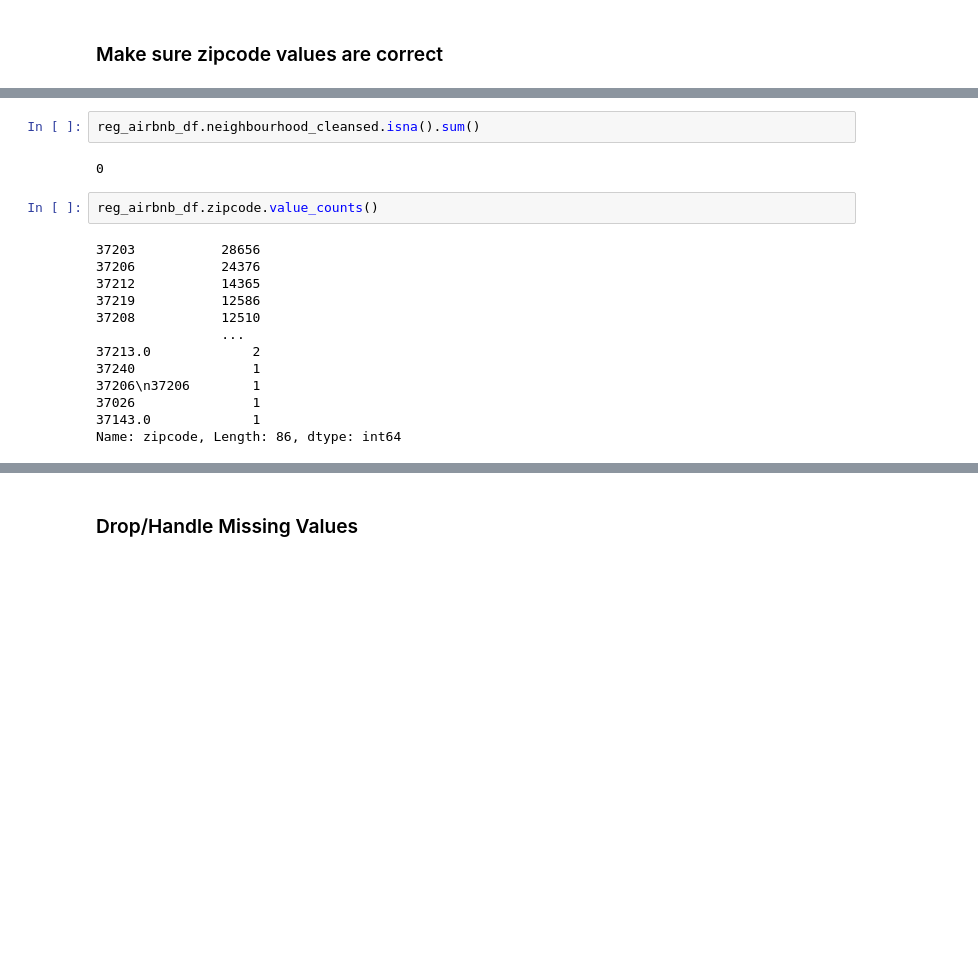
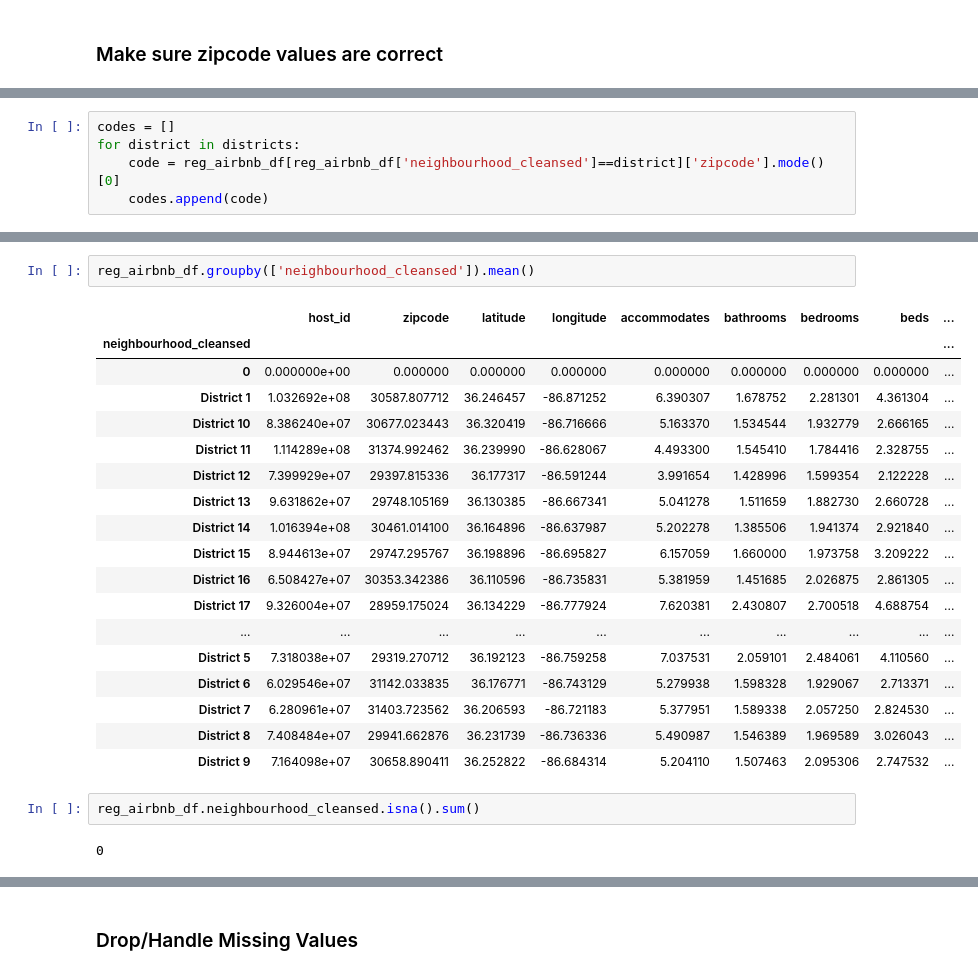
Before and after one commit to Sammyknee/nashville_airbnb_housing, a Jupyter notebook: initial_EDA.ipynb, the cells around one changed output, grey strips where cells are left out. Drawn from its saved outputs; the diff is of its cells as text; blank space fills up the shorter version.

```diff
--- a/initial_EDA.ipynb
+++ b/initial_EDA.ipynb
@@ -441,0 +608,5 @@ Name: neighbourhood_cleansed, dtype: int64
+# %%
+codes = []
+for district in districts:
+    code = reg_airbnb_df[reg_airbnb_df['neighbourhood_cleansed']==district]['zipcode'].mode()[0]
+    codes.append(code)
@@ -442,22 +689,28 @@ Name: neighbourhood_cleansed, dtype: int64
+# %%
+reg_airbnb_df.groupby(['neighbourhood_cleansed']).mean()
+# %% [output]
+|  | host_id | zipcode | latitude | longitude | accommodates | bathrooms | bedrooms | beds | ... |
+| neighbourhood_cleansed |  |  |  |  |  |  |  |  | ... |
+| 0 | 0.000000e+00 | 0.000000 | 0.000000 | 0.000000 | 0.000000 | 0.000000 | 0.000000 | 0.000000 | ... |
+| District 1 | 1.032692e+08 | 30587.807712 | 36.246457 | -86.871252 | 6.390307 | 1.678752 | 2.281301 | 4.361304 | ... |
+| District 10 | 8.386240e+07 | 30677.023443 | 36.320419 | -86.716666 | 5.163370 | 1.534544 | 1.932779 | 2.666165 | ... |
+| District 11 | 1.114289e+08 | 31374.992462 | 36.239990 | -86.628067 | 4.493300 | 1.545410 | 1.784416 | 2.328755 | ... |
+| District 12 | 7.399929e+07 | 29397.815336 | 36.177317 | -86.591244 | 3.991654 | 1.428996 | 1.599354 | 2.122228 | ... |
+| District 13 | 9.631862e+07 | 29748.105169 | 36.130385 | -86.667341 | 5.041278 | 1.511659 | 1.882730 | 2.660728 | ... |
+| District 14 | 1.016394e+08 | 30461.014100 | 36.164896 | -86.637987 | 5.202278 | 1.385506 | 1.941374 | 2.921840 | ... |
+| District 15 | 8.944613e+07 | 29747.295767 | 36.198896 | -86.695827 | 6.157059 | 1.660000 | 1.973758 | 3.209222 | ... |
+| District 16 | 6.508427e+07 | 30353.342386 | 36.110596 | -86.735831 | 5.381959 | 1.451685 | 2.026875 | 2.861305 | ... |
+| District 17 | 9.326004e+07 | 28959.175024 | 36.134229 | -86.777924 | 7.620381 | 2.430807 | 2.700518 | 4.688754 | ... |
+| ... | ... | ... | ... | ... | ... | ... | ... | ... | ... |
+| District 5 | 7.318038e+07 | 29319.270712 | 36.192123 | -86.759258 | 7.037531 | 2.059101 | 2.484061 | 4.110560 | ... |
+| District 6 | 6.029546e+07 | 31142.033835 | 36.176771 | -86.743129 | 5.279938 | 1.598328 | 1.929067 | 2.713371 | ... |
+| District 7 | 6.280961e+07 | 31403.723562 | 36.206593 | -86.721183 | 5.377951 | 1.589338 | 2.057250 | 2.824530 | ... |
+| District 8 | 7.408484e+07 | 29941.662876 | 36.231739 | -86.736336 | 5.490987 | 1.546389 | 1.969589 | 3.026043 | ... |
+| District 9 | 7.164098e+07 | 30658.890411 | 36.252822 | -86.684314 | 5.204110 | 1.507463 | 2.095306 | 2.747532 | ... |
 # %%
 reg_airbnb_df.neighbourhood_cleansed.isna().sum()
 # %% [output]
 0
-# %%
-reg_airbnb_df.zipcode.value_counts()
-# %% [output]
-37203           28656
-37206           24376
-37212           14365
-37219           12586
-37208           12510
-                ...
-37213.0             2
-37240               1
-37206\n37206        1
-37026               1
-37143.0             1
-Name: zipcode, Length: 86, dtype: int64
 # %%
 reg_airbnb_df.zipcode.isna().sum()
 # %% [output]
```
Also changed, not shown: parts of 84 cells of this notebook.
